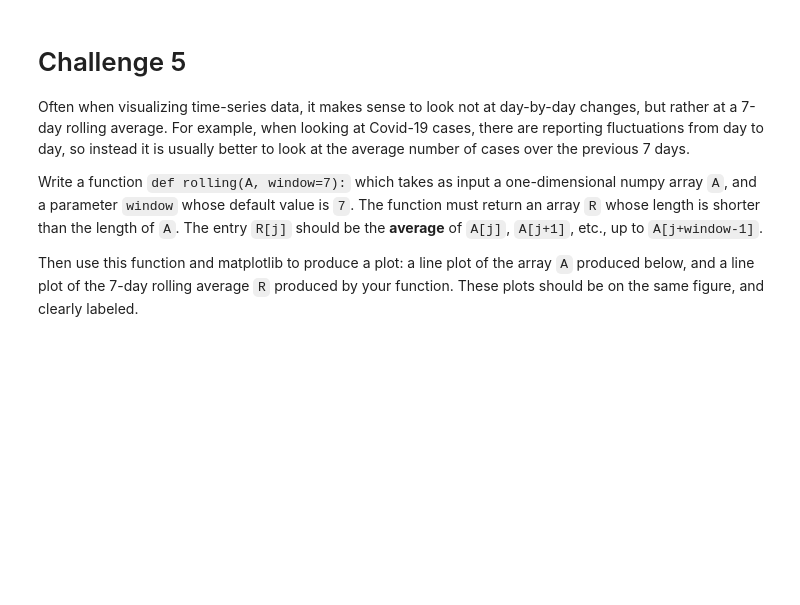
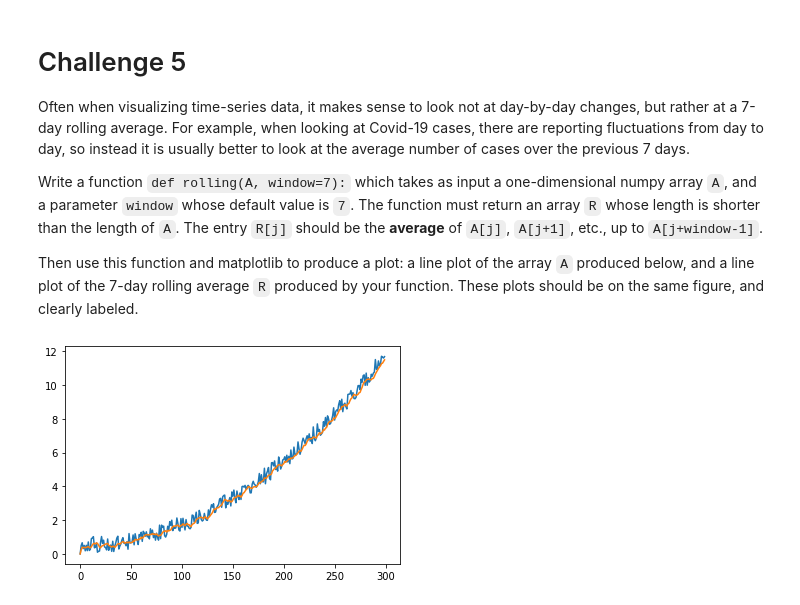
Before and after one commit to EvanSpanier/Math-152, a Jupyter notebook: P4M_Notebook_5.ipynb, the cells around one changed output. Saved outputs shown, nothing was run; the diff lists cells and outputs as text; code cells hidden in the pictures; blank space fills up the shorter version.

```diff
--- a/P4M_Notebook_5.ipynb
+++ b/P4M_Notebook_5.ipynb
@@ -245,6 +318,26 @@ Often when visualizing time-series data, it makes sense to look not at day-by-da
 Write a function `def rolling(A, window=7):` which takes as input a one-dimensional numpy array `A`, and a parameter `window` whose default value is `7`.  The function must return an array `R` whose length is shorter than the length of `A`.  The entry `R[j]` should be the **average** of `A[j]`, `A[j+1]`, etc., up to `A[j+window-1]`.
 
 Then use this function and matplotlib to produce a plot:  a line plot of the array `A` produced below, and a line plot of the 7-day rolling average `R` produced by your function.  These plots should be on the same figure, and clearly labeled.
+# %%
+def rolling(A, window=7):
+  R=[0]*len(A)
+  for i in range(window):
+    sum=0
+    for j in range(window):
+
+  R[0]=A[0]
+  R[1]=(A[0]+A[1])/2
+  R[2]=(A[0]+A[1]+A[2])/3
+  R[3]=(A[0]+A[1]+A[2]+A[3])/4
+  R[4]=(A[0]+A[1]+A[2]+A[3]+A[4])/5
+  R[5]=(A[0]+A[1]+A[2]+A[3]+A[4]+A[5])/6
+  R[6]=(A[0]+A[1]+A[2]+A[3]+A[4]+A[5]+A[6])/7
+  for i in range(window,len(A)):
+    sum=0
+    for j in range(window):
+      sum=sum+A[i-j]
+    R[i]=sum/window
+  return R
 # %%
 # Here is the code to produce your test array A.
 # Please use this array in your plot!
@@ -258,5 +351,8 @@ import matplotlib.pyplot as plt
 # %%
 # Here is a plot of the array, to get you started.
 plt.plot(x_array, A)
-
+plt.plot(x_array, rolling(A))
+plt.show()
 # Now it's time to write your function to produce the 7-day rolling average, add it to the plot, and make everything clear and labeled.
+# %% [output]
+[figure, added]
```
Also changed, not shown: parts of 17 cells of this notebook.
